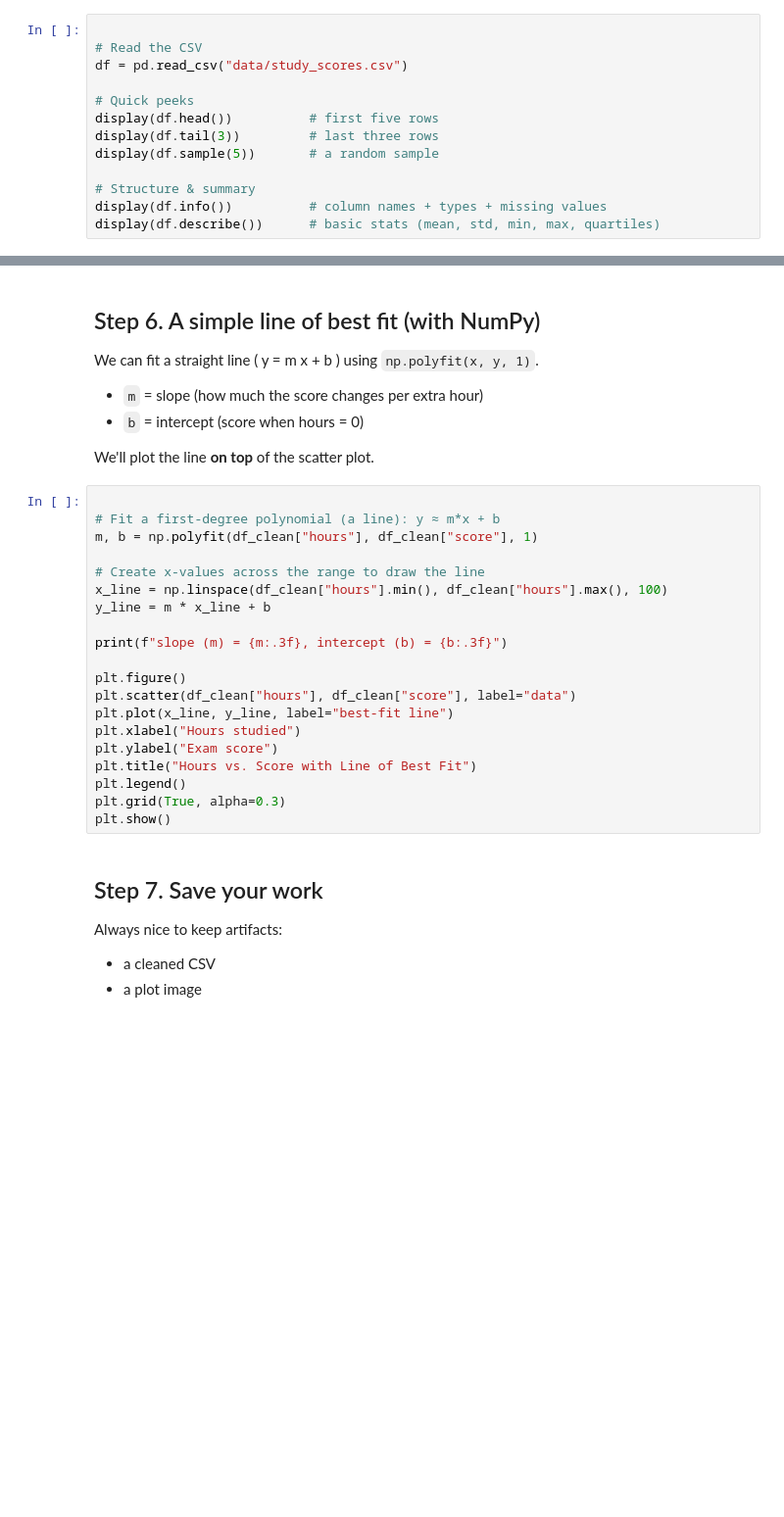
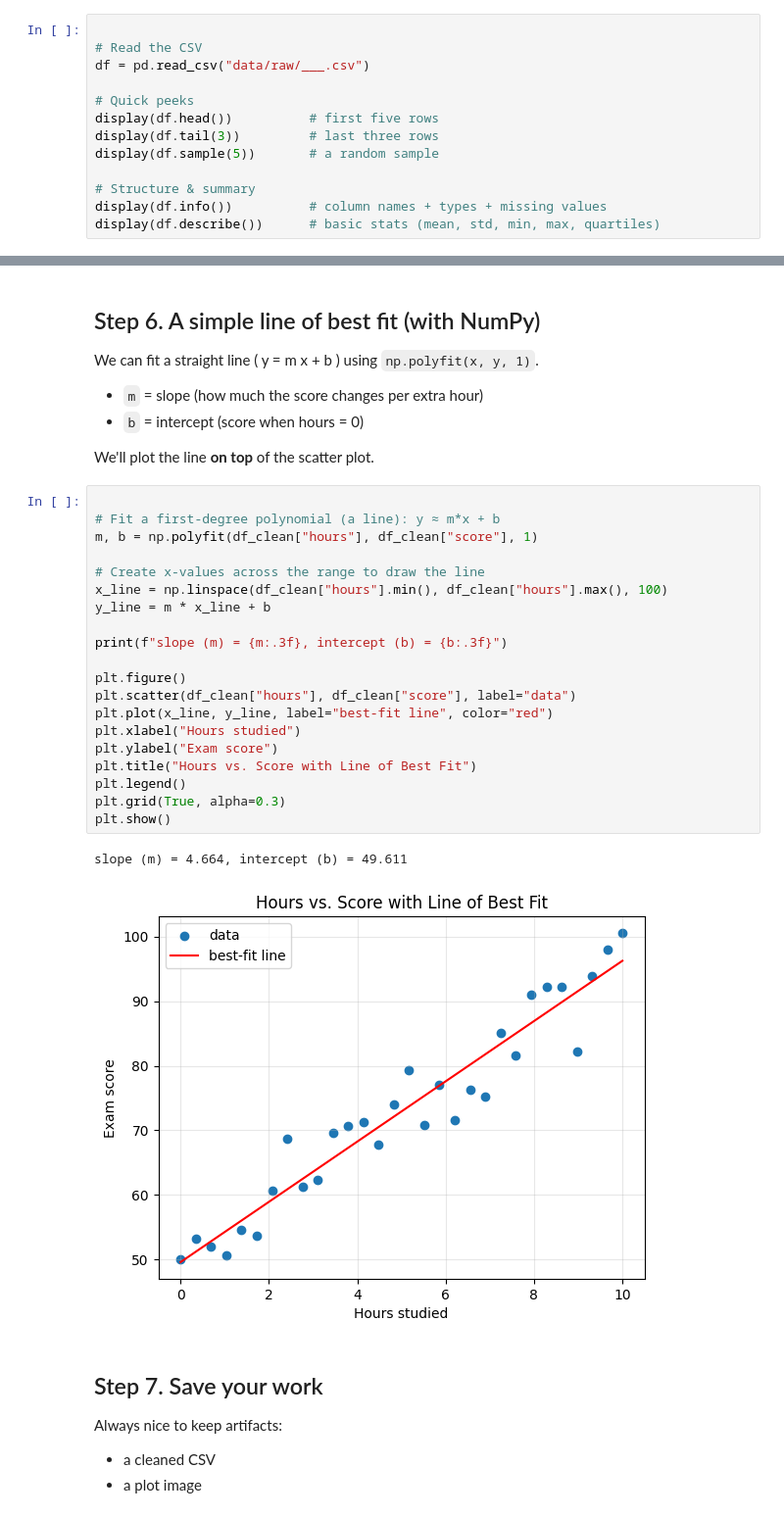
Before and after one commit to data-science-ucsb/essential_tools_series, a Jupyter notebook: notebooks/01.ipynb, the cells around one changed output, grey strips where cells are left out. Shown at 98% size. Drawn from its saved outputs; the diff is of its cells as text; blank space fills up the shorter version.

Commit message:
The Second Hotfix to the Essentials to Data Science Workshop Series. Just cleaned up some of the files to make them more clear and created some CSVs that are more simple to use

```diff
--- a/notebooks/01.ipynb
+++ b/notebooks/01.ipynb
@@ -58,7 +60,7 @@ pandas turns your CSV into a **DataFrame** (a table with superpowers).
 # %%
 
 # Read the CSV
-df = pd.read_csv("data/study_scores.csv")
+df = pd.read_csv("data/raw/___.csv")
 
 # Quick peeks
 display(df.head())          # first five rows
@@ -143,23 +199,26 @@ We'll plot the line **on top** of the scatter plot.
 # %%
 
 # Fit a first-degree polynomial (a line): y ≈ m*x + b
 m, b = np.polyfit(df_clean["hours"], df_clean["score"], 1)
 
 # Create x-values across the range to draw the line
 x_line = np.linspace(df_clean["hours"].min(), df_clean["hours"].max(), 100)
 y_line = m * x_line + b
 
 print(f"slope (m) = {m:.3f}, intercept (b) = {b:.3f}")
 
 plt.figure()
 plt.scatter(df_clean["hours"], df_clean["score"], label="data")
-plt.plot(x_line, y_line, label="best-fit line")
+plt.plot(x_line, y_line, label="best-fit line", color="red")
 plt.xlabel("Hours studied")
 plt.ylabel("Exam score")
 plt.title("Hours vs. Score with Line of Best Fit")
 plt.legend()
 plt.grid(True, alpha=0.3)
 plt.show()
+# %% [output]
+slope (m) = 4.664, intercept (b) = 49.611
+[figure, added]
 # %% [markdown]
 
 ## Step 7. Save your work
```
Also changed, not shown: parts of 7 cells of this notebook, 7 other files.
